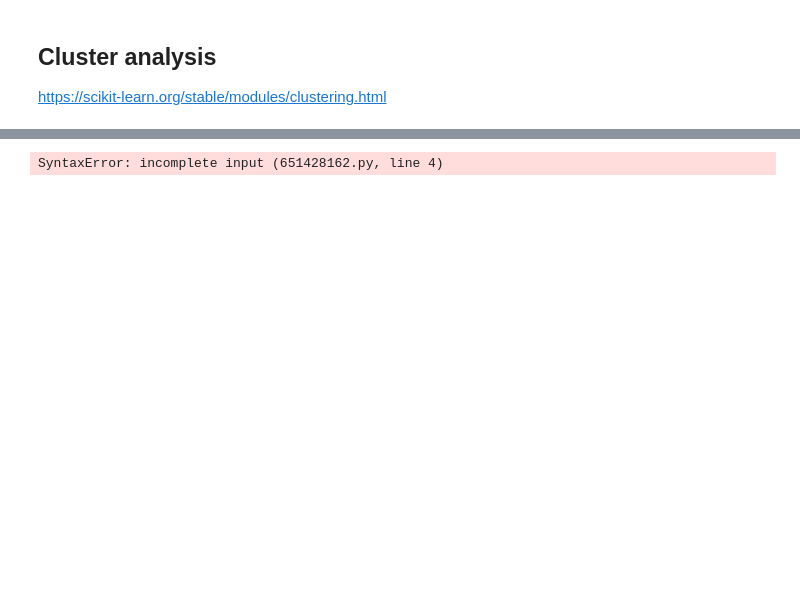
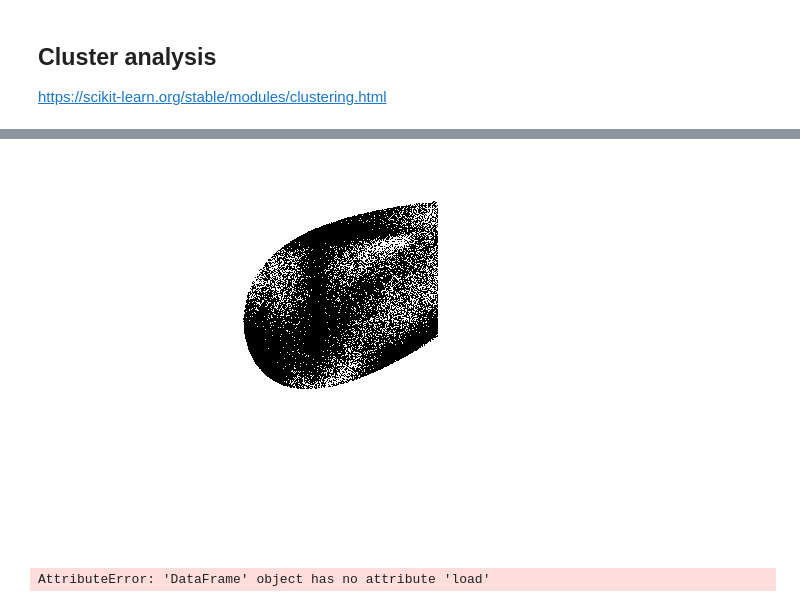
Before and after one commit to PsimonL/MachinLearningProject, a Jupyter notebook: Project.ipynb, the cells around one changed output, grey strips where cells are left out. Drawn from its saved outputs; the diff is of its cells as text; code cells hidden in the pictures; blank space fills up the shorter version.

```diff
--- a/Project.ipynb
+++ b/Project.ipynb
@@ -97,11 +86,44 @@ print_images()
+# %%
+def get_model_training_images(sample):
+    data_id_minus_1 = df_id_minus_1[(df_id_minus_1['sample'] == sample) & (df_id_minus_1['id'] == -1)]
+    data_id_1 = df_id_1[(df_id_1['sample'] == sample) & (df_id_1['id'] == 1)]
+
+    return data_id_minus_1, data_id_1
+# %%
+img_minus_1, img_1 = get_model_training_images(1)
+# %%
+def df_sample_to_image(dataframe):
+    # Tworzenie obrazu na podstawie danych z kolumn 'x' i 'y'
+    image = Image.new("RGB", (400, 400), "white")
+    pixels = image.load()
+
+    # Przetwarzanie każdej próbki
+    for index, row in dataframe.iterrows():
+        x = int(row['x'] * 100)  # Skalowanie wartości x do zakresu [0, 400]
+        y = int(row['y'] * 100)  # Skalowanie wartości y do zakresu [0, 400]
+        # Sprawdzenie, czy współrzędne mieszczą się w zakresie obrazu
+        if 0 <= x < 400 and 0 <= y < 400:
+            pixels[x, y] = (0, 0, 0)  # Ustawienie punktu na obrazie
+
+    return image
+# %%
+img_minus_1_pil = df_sample_to_image(img_minus_1)
+img_1_pil = df_sample_to_image(img_1)
+# %%
+img_1_pil
+# %% [output]
+[figure, added]
 # %%
-diff = ImageChops.difference(img1, img2)
-if diff.getbbox():
-    diff.show()
-else:
-    print("No differences")
+def PIL_diff(img1, img2):
+    diff = ImageChops.difference(img1, img2)
+    if diff.getbbox():
+        diff.show()
+    else:
+        print("No differences")
-# %% [output]
-SyntaxError: incomplete input (651428162.py, line 4)
+# %%
+PIL_diff(img_minus_1, img_1)
+# %% [output]
+AttributeError: 'DataFrame' object has no attribute 'load'
 # %%
 features = data_df[['x', 'y']]
 
```
Also changed, not shown: parts of 7 cells of this notebook, 1 other file.
